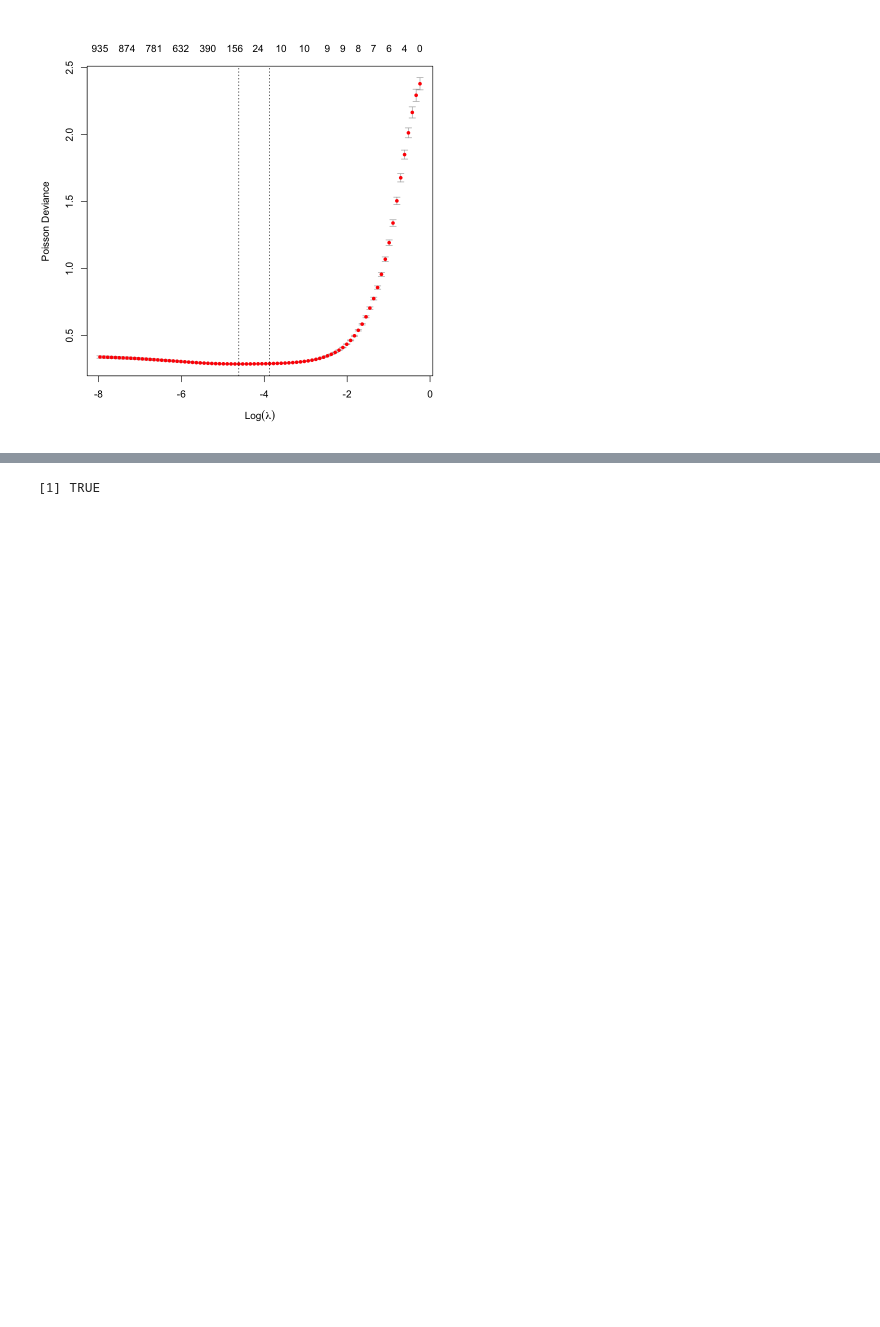
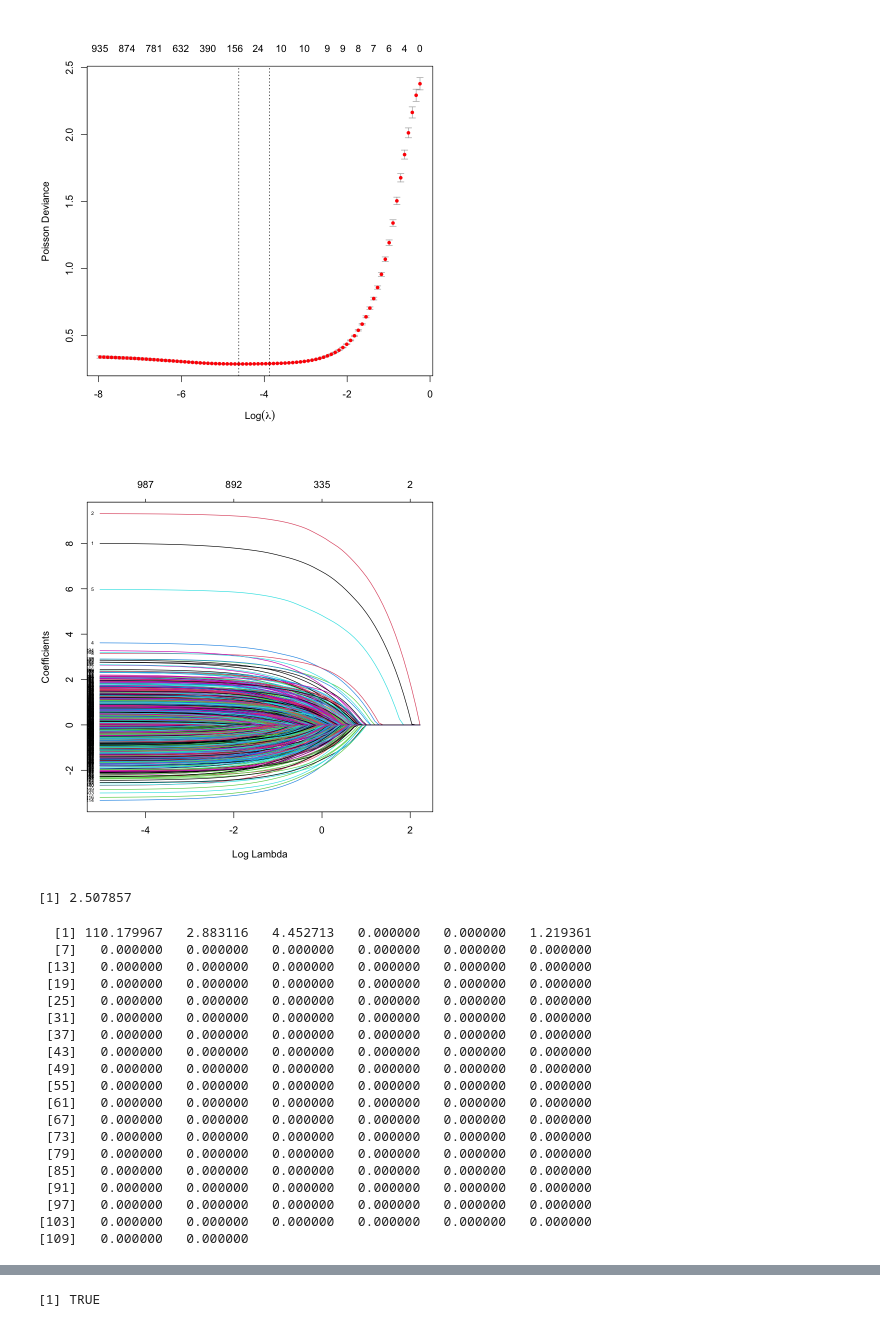
Before and after one commit to notfolder/R-datagen, a Jupyter notebook: R-regression.ipynb, the cells around one changed output, grey strips where cells are left out. Cells and saved outputs as stored; diff of their text form; code cells hidden in the pictures; blank space fills up the shorter version.

```diff
--- a/R-regression.ipynb
+++ b/R-regression.ipynb
@@ -148,3 +153,34 @@ print(predict(lasso_model_cv, type = "coef")[1:20])
 [13]  0.00000000  0.00000000  0.00000000  0.00000000  0.00000000  0.00000000
 [19]  0.00000000  0.00000000
 [figure]
+# %%
+# y_gmmの回帰
+lasso_model <- glmnet(x = x, y = y_gmm, family = "gaussian", alpha = 1)
+plot(lasso_model, xvar = "lambda", label = TRUE)
+
+lasso_model_cv <- cv.glmnet(x = x, y = y_gmm, family = "gaussian", alpha = 1)
+plot(lasso_model_cv)
+lasso_model_cv$lambda.min
+print(predict(lasso_model_cv, type = "coef")[1:110])
+# %% [output]
+[figure, added]
+[1] 2.507857
+  [1] 110.179967   2.883116   4.452713   0.000000   0.000000   1.219361
+  [7]   0.000000   0.000000   0.000000   0.000000   0.000000   0.000000
+ [13]   0.000000   0.000000   0.000000   0.000000   0.000000   0.000000
+ [19]   0.000000   0.000000   0.000000   0.000000   0.000000   0.000000
+ [25]   0.000000   0.000000   0.000000   0.000000   0.000000   0.000000
+ [31]   0.000000   0.000000   0.000000   0.000000   0.000000   0.000000
+ [37]   0.000000   0.000000   0.000000   0.000000   0.000000   0.000000
+ [43]   0.000000   0.000000   0.000000   0.000000   0.000000   0.000000
+ [49]   0.000000   0.000000   0.000000   0.000000   0.000000   0.000000
+ [55]   0.000000   0.000000   0.000000   0.000000   0.000000   0.000000
+ [61]   0.000000   0.000000   0.000000   0.000000   0.000000   0.000000
+ [67]   0.000000   0.000000   0.000000   0.000000   0.000000   0.000000
+ [73]   0.000000   0.000000   0.000000   0.000000   0.000000   0.000000
+ [79]   0.000000   0.000000   0.000000   0.000000   0.000000   0.000000
+ [85]   0.000000   0.000000   0.000000   0.000000   0.000000   0.000000
+ [91]   0.000000   0.000000   0.000000   0.000000   0.000000   0.000000
+ [97]   0.000000   0.000000   0.000000   0.000000   0.000000   0.000000
+[103]   0.000000   0.000000   0.000000   0.000000   0.000000   0.000000
+[109]   0.000000   0.000000
```
Also changed, not shown: parts of 21 cells of this notebook, 1 other file.
